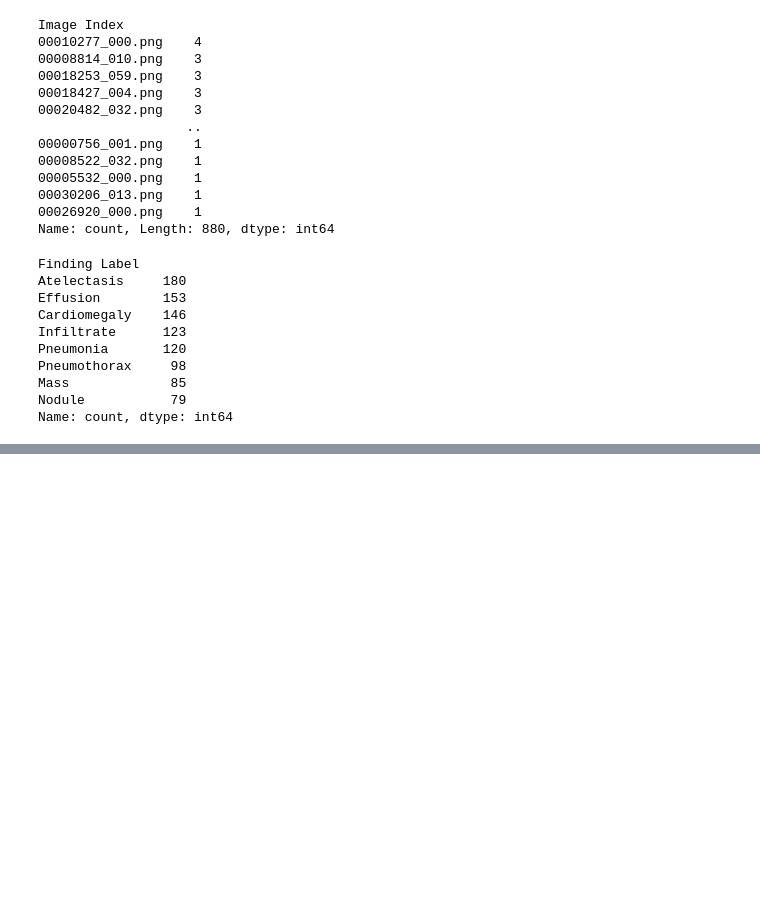
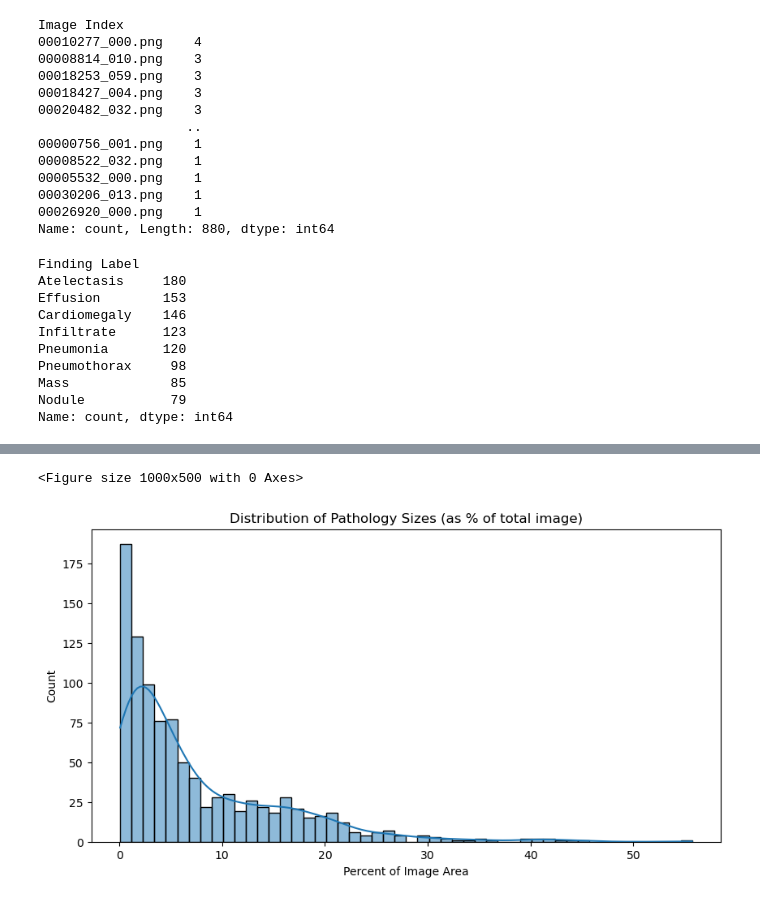
Before and after one commit to k-phantastic/NIH-XRay-Segmentation, a Jupyter notebook: metadata_eda.ipynb, the cells around one changed output, grey strips where cells are left out. Cells and saved outputs as stored; diff of their text form; code cells hidden in the pictures; blank space fills up the shorter version.

```diff
--- a/metadata_eda.ipynb
+++ b/metadata_eda.ipynb
@@ -222,0 +274,12 @@ Passing `palette` without assigning `hue` is deprecated and will be removed in v
+# %%
+# Calculate relative area ( 1024x1024 images)
+bbox_df['area_percentage'] = (bbox_df['w'] * bbox_df['h]']) / (1024 * 1024) * 100
+
+plt.figure(figsize=(10, 5))
+sns.histplot(bbox_df['area_percentage'], bins=50, kde=True)
+plt.title('Distribution of Pathology Sizes (as % of total image)')
+plt.xlabel('Percent of Image Area')
+plt.show()
+# %% [output]
+<Figure size 1000x500 with 0 Axes>
+[figure, added]
```
Also changed, not shown: parts of 6 cells of this notebook.
